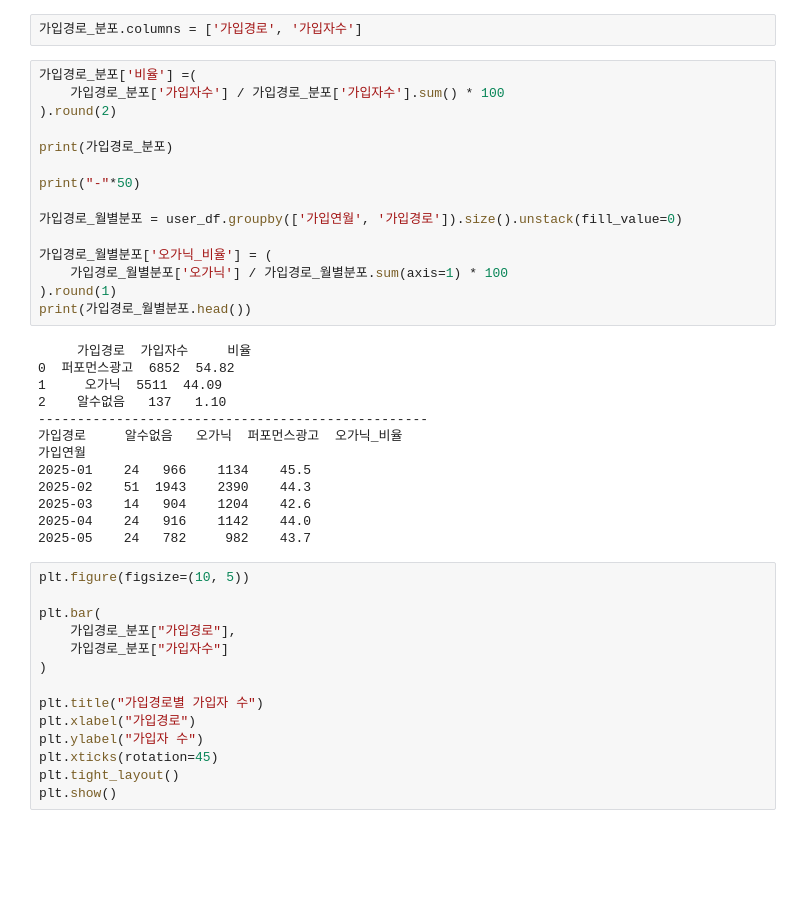
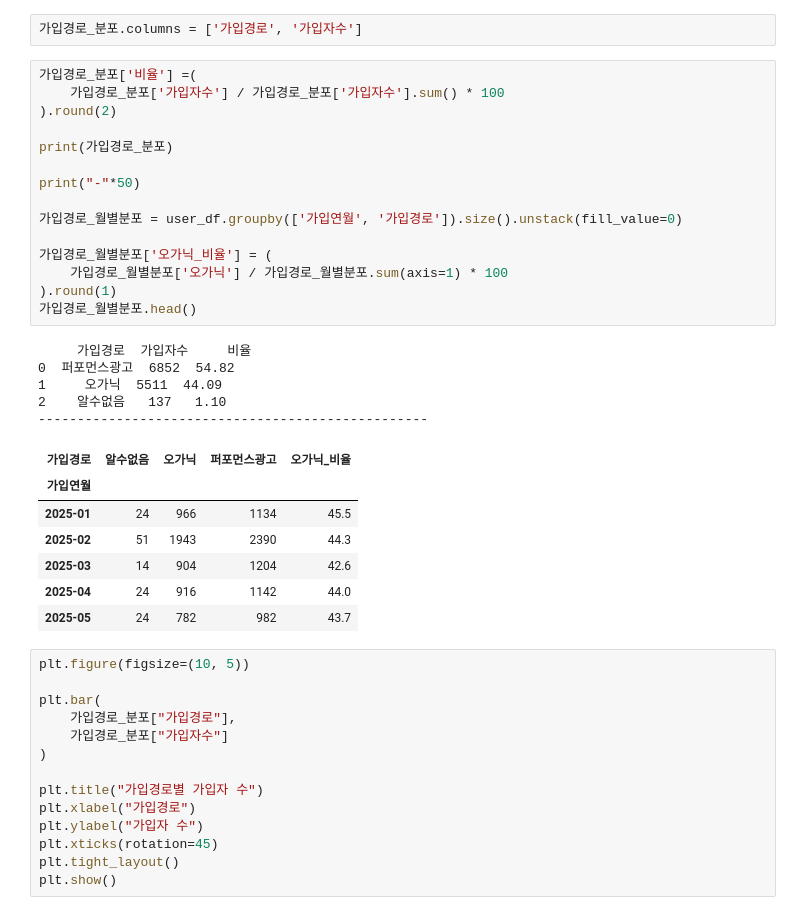
Before and after one commit to leegolem/Anti-Churn-Committee, a Jupyter notebook: notebooks/jeongsu/01eda.ipynb, the cells around one changed output. Drawn from its saved outputs; the diff is of its cells as text; blank space fills up the shorter version.

```diff
--- a/notebooks/jeongsu/01eda.ipynb
+++ b/notebooks/jeongsu/01eda.ipynb
@@ -267,31 +267,31 @@ plt.show()
 # %%
 가입경로_분포['비율'] =(
     가입경로_분포['가입자수'] / 가입경로_분포['가입자수'].sum() * 100
 ).round(2)
 
 print(가입경로_분포)
 
 print("-"*50)
 
 가입경로_월별분포 = user_df.groupby(['가입연월', '가입경로']).size().unstack(fill_value=0)
 
 가입경로_월별분포['오가닉_비율'] = (
     가입경로_월별분포['오가닉'] / 가입경로_월별분포.sum(axis=1) * 100
 ).round(1)
-print(가입경로_월별분포.head())
+가입경로_월별분포.head()
 # %% [output]
      가입경로  가입자수     비율
 0  퍼포먼스광고  6852  54.82
 1     오가닉  5511  44.09
 2    알수없음   137   1.10
 --------------------------------------------------
-가입경로     알수없음   오가닉  퍼포먼스광고  오가닉_비율
-가입연월
-2025-01    24   966    1134    45.5
-2025-02    51  1943    2390    44.3
-2025-03    14   904    1204    42.6
-2025-04    24   916    1142    44.0
-2025-05    24   782     982    43.7
+| 가입경로 | 알수없음 | 오가닉 | 퍼포먼스광고 | 오가닉_비율 |
+| 가입연월 |  |  |  |  |
+| 2025-01 | 24 | 966 | 1134 | 45.5 |
+| 2025-02 | 51 | 1943 | 2390 | 44.3 |
+| 2025-03 | 14 | 904 | 1204 | 42.6 |
+| 2025-04 | 24 | 916 | 1142 | 44.0 |
+| 2025-05 | 24 | 782 | 982 | 43.7 |
 # %%
 plt.figure(figsize=(10, 5))
 
```
Also changed, not shown: parts of 12 cells of this notebook.
